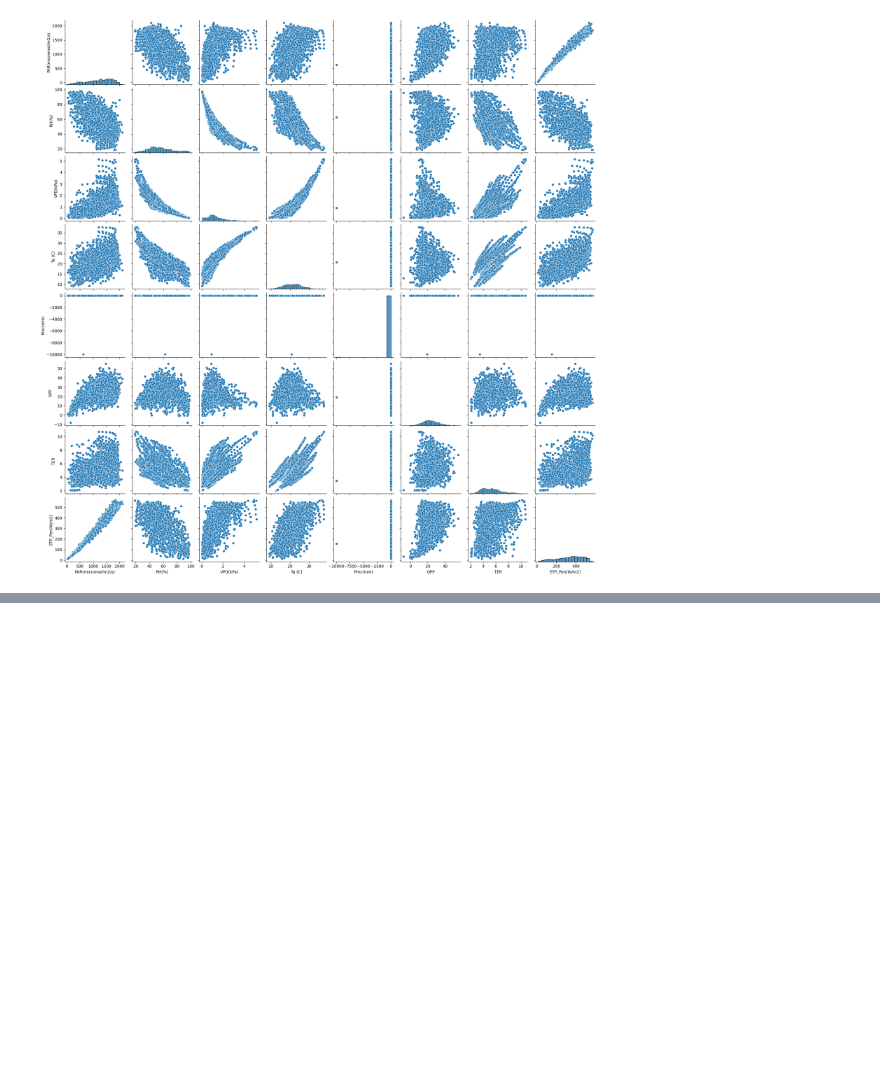
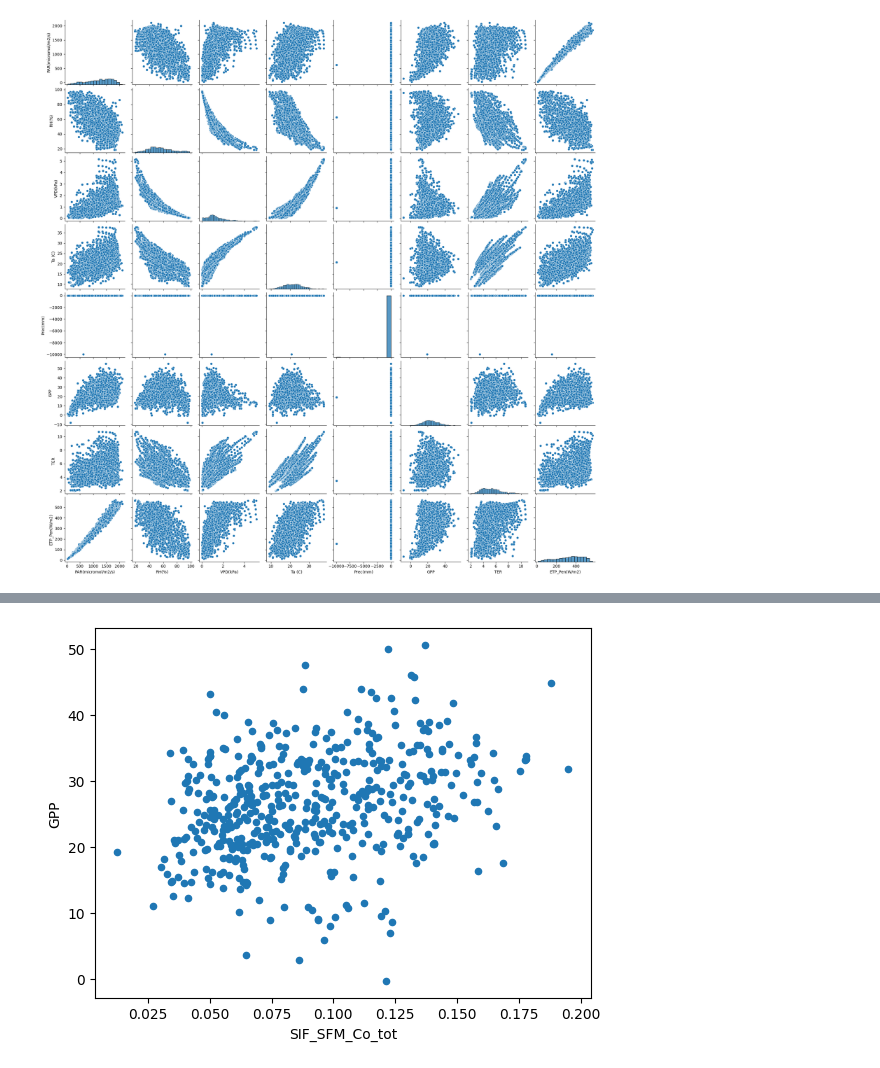
Before and after one commit to KamelSOUDANI/ICOS_FrFonSunInducedFluorescence, a Jupyter notebook: Codes/Syn_SIF_FS_PRI_GPP.ipynb, the cells around one changed output, grey strips where cells are left out. Saved outputs shown, nothing was run; the diff lists cells and outputs as text; code cells hidden in the pictures; blank space fills up the shorter version.

```diff
--- a/Codes/Syn_SIF_FS_PRI_GPP.ipynb
+++ b/Codes/Syn_SIF_FS_PRI_GPP.ipynb
@@ -273,0 +422,6 @@ root
+# %%
+# Assuming 'SpecData_Flux_Merged' is your DataFrame
+SpecData_Flux_Merged_filtered.plot.scatter(x='SIF_SFM_Co_tot', y='GPP')
+plt.show()
+# %% [output]
+[figure, added]
```
Also changed, not shown: parts of 29 cells of this notebook.
